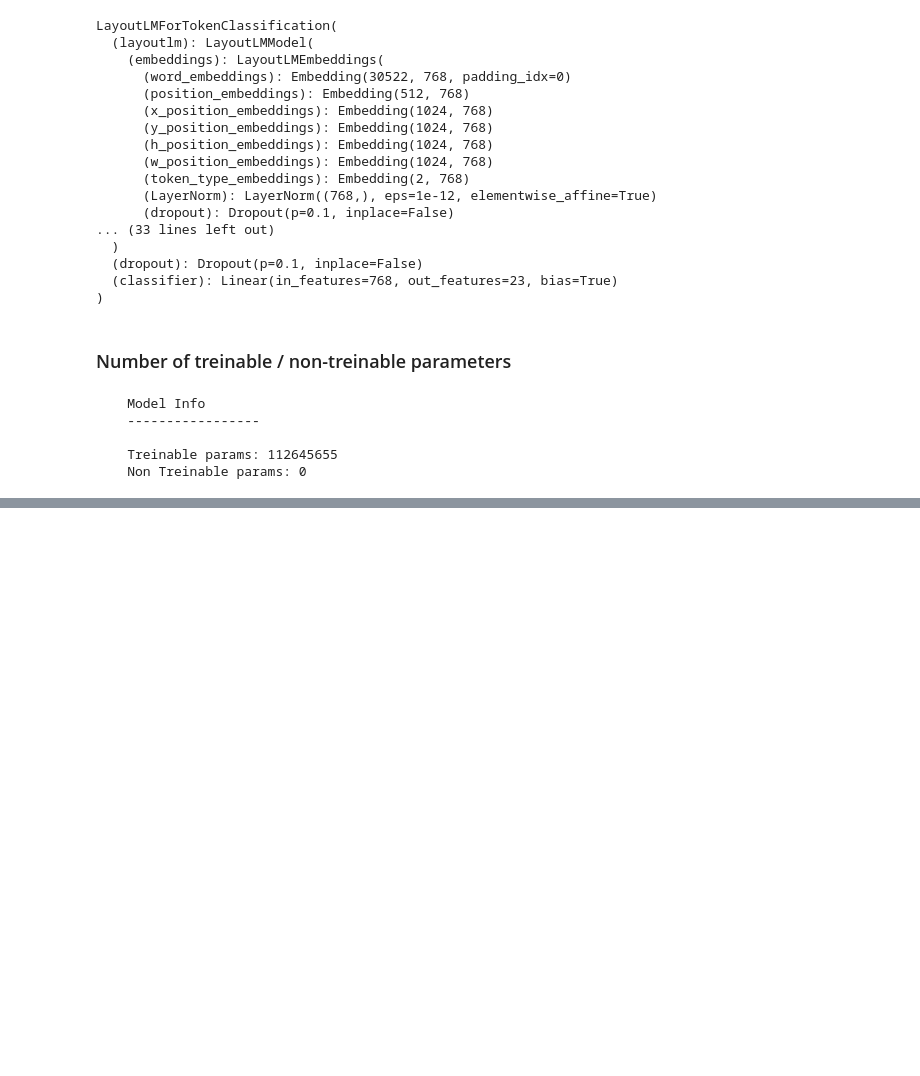
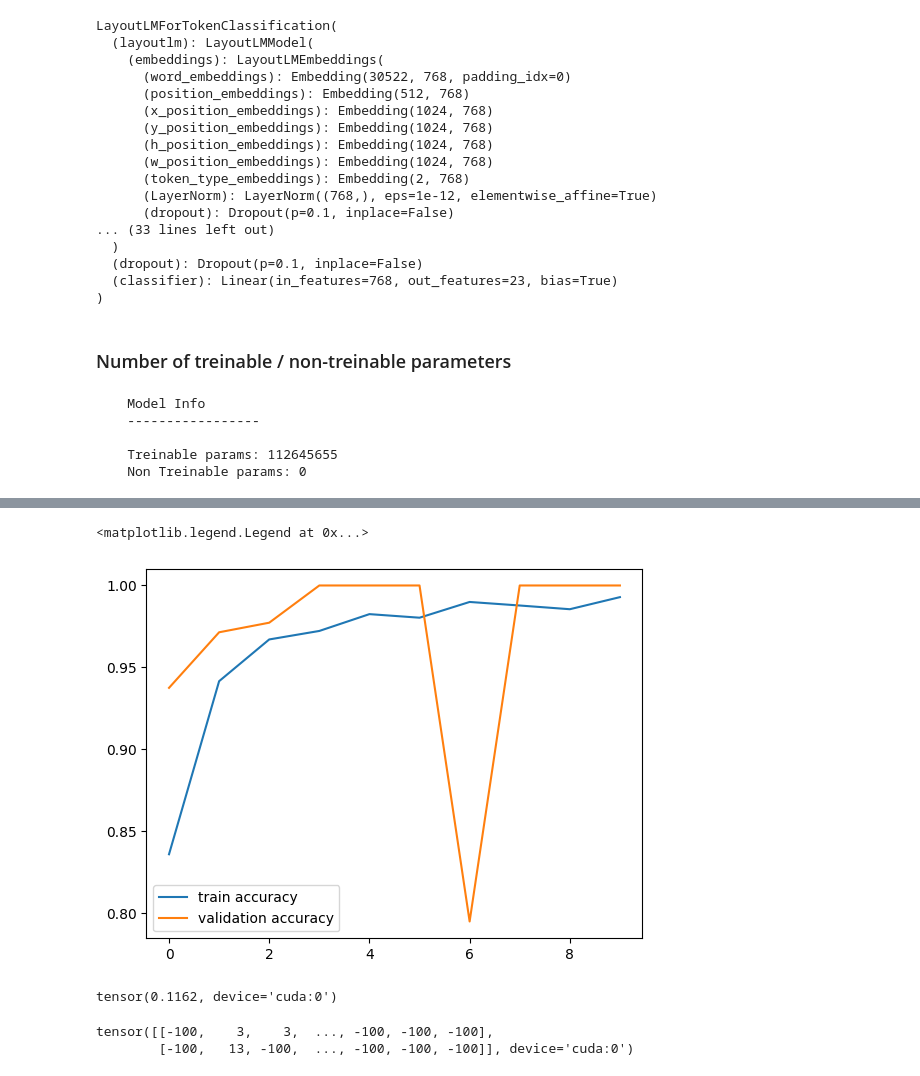
Before and after one commit to peulsilva/few-shot-learning-transformers, a Jupyter notebook: notebooks/02-train_model.ipynb, the cells around one changed output, grey strips where cells are left out. Saved outputs shown, nothing was run; the diff lists cells and outputs as text; code cells hidden in the pictures; blank space fills up the shorter version.

```diff
--- a/notebooks/02-train_model.ipynb
+++ b/notebooks/02-train_model.ipynb
@@ -293,0 +333,24 @@ for epoch in tqdm(range(num_train_epochs)):
+# %%
+plt.plot(
+    history['train_accuracy'],
+    label = "train accuracy"
+)
+
+plt.plot(
+    history['validation-accuracy'],
+    label = 'validation accuracy'
+)
+
+plt.legend()
+# %% [output]
+<matplotlib.legend.Legend at 0x...>
+[figure, added]
+# %%
+f1
+# %% [output]
+tensor(0.1162, device='cuda:0')
+# %%
+labels
+# %% [output]
+tensor([[-100,    3,    3,  ..., -100, -100, -100],
+        [-100,   13, -100,  ..., -100, -100, -100]], device='cuda:0')
```
Also changed, not shown: parts of 2 cells of this notebook.
